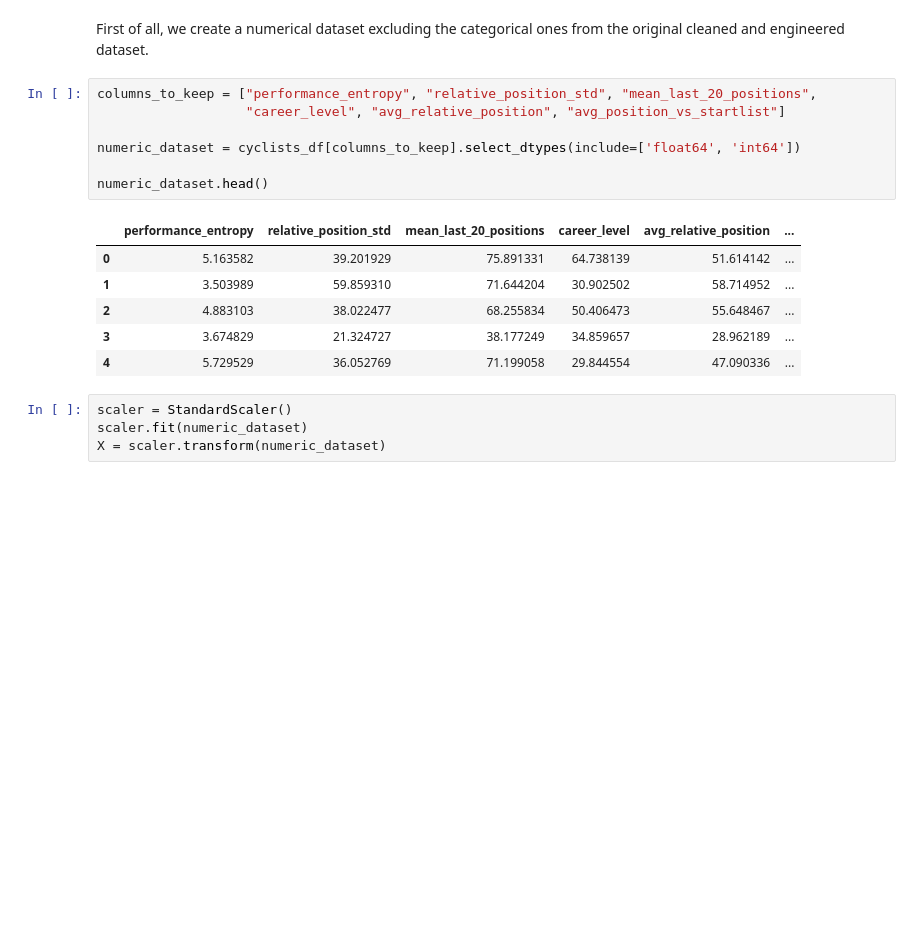
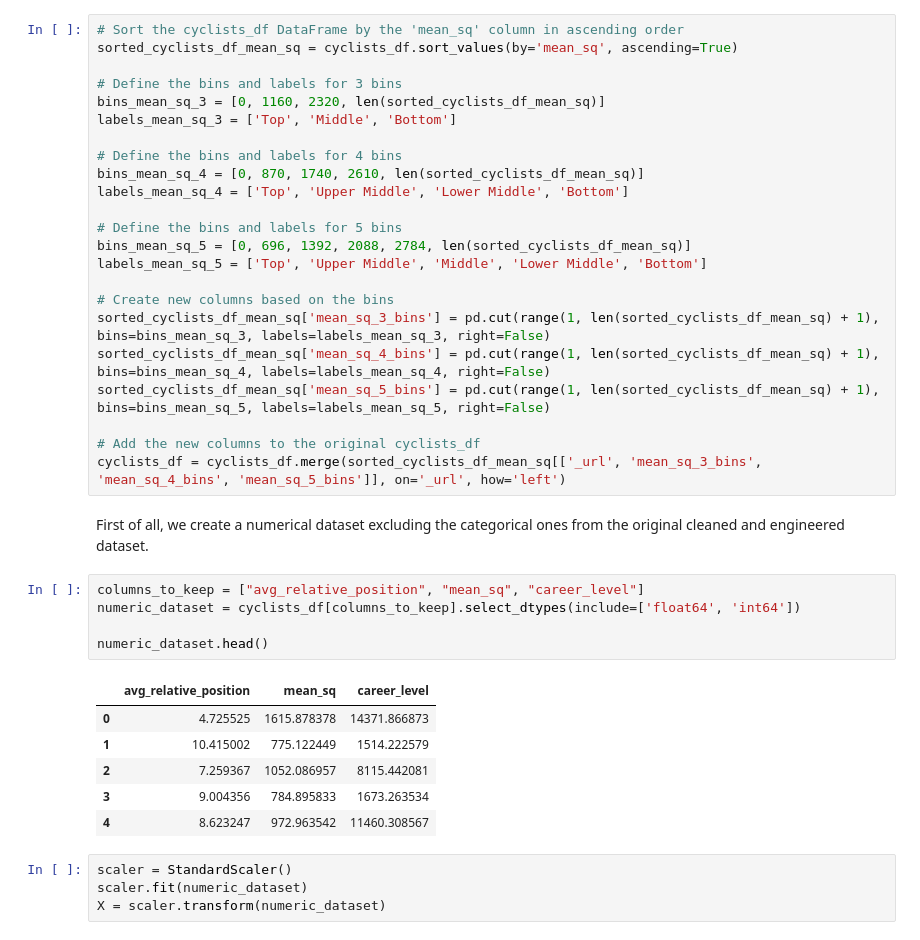
Before and after one commit to effepielle/dm_project24_group_0, a Jupyter notebook: TASK_3/preliminar_clustering_analysis.ipynb, the cells around one changed output. Cells and saved outputs as stored; diff of their text form; blank space fills up the shorter version.

```diff
--- a/TASK_3/preliminar_clustering_analysis.ipynb
+++ b/TASK_3/preliminar_clustering_analysis.ipynb
@@ -11,19 +78,40 @@ cyclists_df = pd.read_csv('../dataset/cyclists_outlier.csv')
+# %%
+# Sort the cyclists_df DataFrame by the 'mean_sq' column in ascending order
+sorted_cyclists_df_mean_sq = cyclists_df.sort_values(by='mean_sq', ascending=True)
+
+# Define the bins and labels for 3 bins
+bins_mean_sq_3 = [0, 1160, 2320, len(sorted_cyclists_df_mean_sq)]
+labels_mean_sq_3 = ['Top', 'Middle', 'Bottom']
+
+# Define the bins and labels for 4 bins
+bins_mean_sq_4 = [0, 870, 1740, 2610, len(sorted_cyclists_df_mean_sq)]
+labels_mean_sq_4 = ['Top', 'Upper Middle', 'Lower Middle', 'Bottom']
+
+# Define the bins and labels for 5 bins
+bins_mean_sq_5 = [0, 696, 1392, 2088, 2784, len(sorted_cyclists_df_mean_sq)]
+labels_mean_sq_5 = ['Top', 'Upper Middle', 'Middle', 'Lower Middle', 'Bottom']
+
+# Create new columns based on the bins
+sorted_cyclists_df_mean_sq['mean_sq_3_bins'] = pd.cut(range(1, len(sorted_cyclists_df_mean_sq) + 1), bins=bins_mean_sq_3, labels=labels_mean_sq_3, right=False)
+sorted_cyclists_df_mean_sq['mean_sq_4_bins'] = pd.cut(range(1, len(sorted_cyclists_df_mean_sq) + 1), bins=bins_mean_sq_4, labels=labels_mean_sq_4, right=False)
+sorted_cyclists_df_mean_sq['mean_sq_5_bins'] = pd.cut(range(1, len(sorted_cyclists_df_mean_sq) + 1), bins=bins_mean_sq_5, labels=labels_mean_sq_5, right=False)
+
+# Add the new columns to the original cyclists_df
+cyclists_df = cyclists_df.merge(sorted_cyclists_df_mean_sq[['_url', 'mean_sq_3_bins', 'mean_sq_4_bins', 'mean_sq_5_bins']], on='_url', how='left')
 # %% [markdown]
 First of all, we create a numerical dataset excluding the categorical ones from the original cleaned and engineered dataset.
 # %%
-columns_to_keep = ["performance_entropy", "relative_position_std", "mean_last_20_positions",
-                   "career_level", "avg_relative_position", "avg_position_vs_startlist"]
-
+columns_to_keep = ["avg_relative_position", "mean_sq", "career_level"]
 numeric_dataset = cyclists_df[columns_to_keep].select_dtypes(include=['float64', 'int64'])
 
 numeric_dataset.head()
 # %% [output]
-|  | performance_entropy | relative_position_std | mean_last_20_positions | career_level | avg_relative_position | ... |
-| 0 | 5.163582 | 39.201929 | 75.891331 | 64.738139 | 51.614142 | ... |
-| 1 | 3.503989 | 59.859310 | 71.644204 | 30.902502 | 58.714952 | ... |
-| 2 | 4.883103 | 38.022477 | 68.255834 | 50.406473 | 55.648467 | ... |
-| 3 | 3.674829 | 21.324727 | 38.177249 | 34.859657 | 28.962189 | ... |
-| 4 | 5.729529 | 36.052769 | 71.199058 | 29.844554 | 47.090336 | ... |
+|  | avg_relative_position | mean_sq | career_level |
+| 0 | 4.725525 | 1615.878378 | 14371.866873 |
+| 1 | 10.415002 | 775.122449 | 1514.222579 |
+| 2 | 7.259367 | 1052.086957 | 8115.442081 |
+| 3 | 9.004356 | 784.895833 | 1673.263534 |
+| 4 | 8.623247 | 972.963542 | 11460.308567 |
 # %%
 scaler = StandardScaler()
 scaler.fit(numeric_dataset)
```
Also changed, not shown: parts of 18 cells of this notebook, 5 other files.
